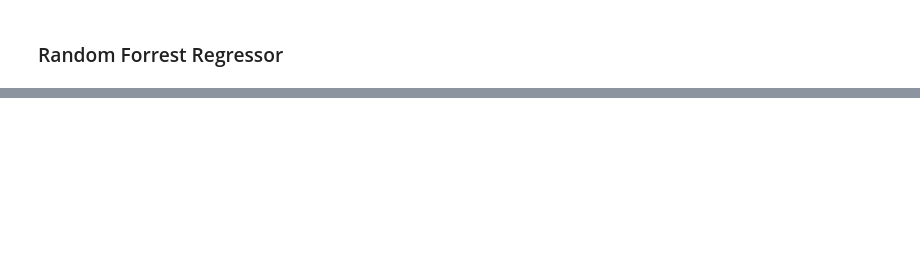
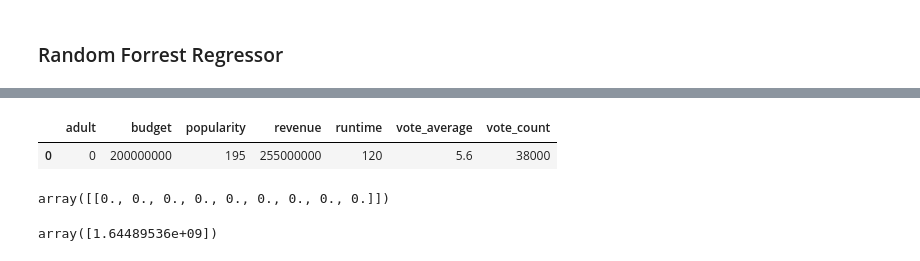
Before and after one commit to Gruppe-H/AI_exam, a Jupyter notebook: regression.ipynb, the cells around one changed output, grey strips where cells are left out. Cells and saved outputs as stored; diff of their text form; code cells hidden in the pictures; blank space fills up the shorter version.

```diff
--- a/regression.ipynb
+++ b/regression.ipynb
@@ -1151,0 +1183,19 @@ plt.show()
+# %%
+new_movie_details = {
+    'adult': 0,
+    'budget': 200000000,
+    'popularity': 195,
+    'revenue': 255000000,
+    'runtime': 120,
+    'vote_average': 5.6,
+    'vote_count': 38000
+}
+# Disneys Wish
+new_movie_df = pd.DataFrame([new_movie_details])
+
+new_df = pd.concat([new_df, new_movie_df], ignore_index=True)
+# %%
+new_df
+# %% [output]
+|  | adult | budget | popularity | revenue | runtime | vote_average | vote_count |
+| 0 | 0 | 200000000 | 195 | 255000000 | 120 | 5.6 | 38000 |
@@ -1151,0 +1210,5 @@ plt.show()
+# %%
+new_tr = num_pipeline.fit_transform(X)
+new_tr
+# %% [output]
+array([[0., 0., 0., 0., 0., 0., 0., 0., 0.]])
@@ -1151,0 +1217,4 @@ plt.show()
+# %%
+new_predictions
+# %% [output]
+array([1.64489536e+09])
```
Also changed, not shown: parts of 44 cells of this notebook.
